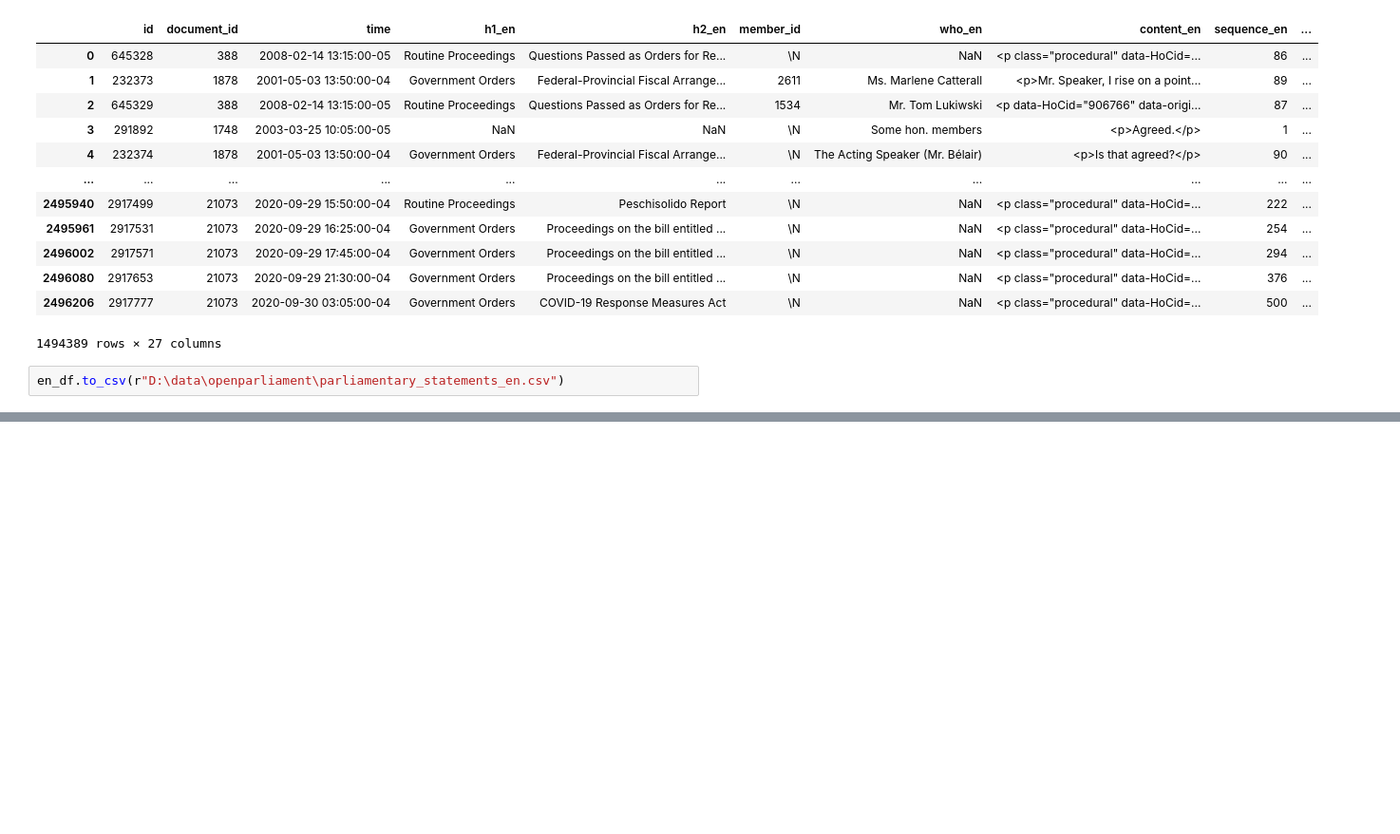
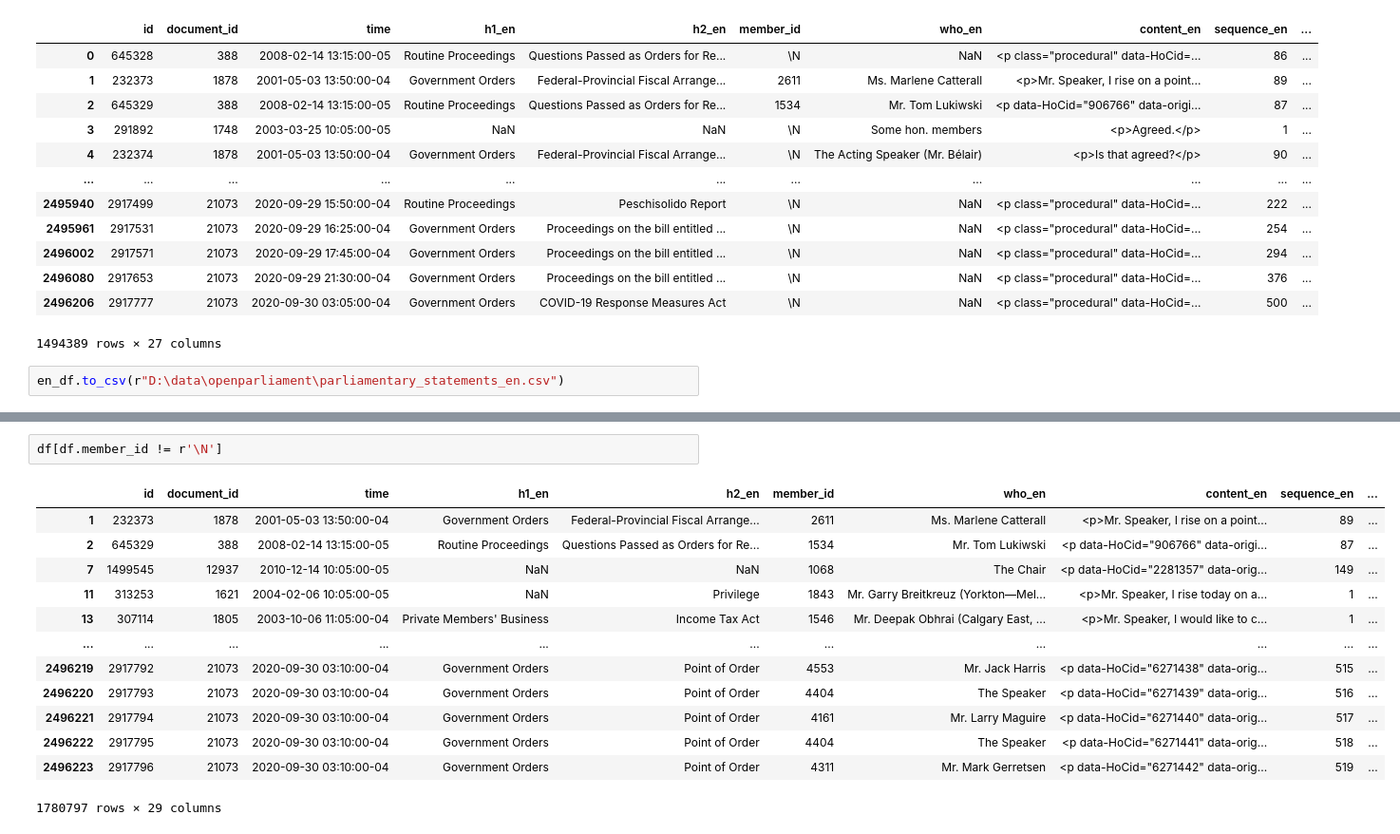
Before and after one commit to illtemperedklavier/openparliament-NLP, a Jupyter notebook: preprocessing/find english statements.ipynb, the cells around one changed output, grey strips where cells are left out. Shown at 95% size. Saved outputs shown, nothing was run; the diff lists cells and outputs as text; blank space fills up the shorter version.

```diff
--- a/preprocessing/find english statements.ipynb
+++ b/preprocessing/find english statements.ipynb
@@ -102,0 +167,16 @@ en_df.to_csv(r"D:\data\openparliament\parliamentary_statements_en.csv")
+# %%
+df[df.member_id != r'\N']
+# %% [output]
+|  | id | document_id | time | h1_en | h2_en | member_id | who_en | content_en | sequence_en | ... |
+| 1 | 232373 | 1878 | 2001-05-03 13:50:00-04 | Government Orders | Federal-Provincial Fiscal Arrange... | 2611 | Ms. Marlene Catterall | <p>Mr. Speaker, I rise on a point... | 89 | ... |
+| 2 | 645329 | 388 | 2008-02-14 13:15:00-05 | Routine Proceedings | Questions Passed as Orders for Re... | 1534 | Mr. Tom Lukiwski | <p data-HoCid="906766" data-origi... | 87 | ... |
+| 7 | 1499545 | 12937 | 2010-12-14 10:05:00-05 | NaN | NaN | 1068 | The Chair | <p data-HoCid="2281357" data-orig... | 149 | ... |
+| 11 | 313253 | 1621 | 2004-02-06 10:05:00-05 | NaN | Privilege | 1843 | Mr. Garry Breitkreuz (Yorkton—Mel... | <p>Mr. Speaker, I rise today on a... | 1 | ... |
+| 13 | 307114 | 1805 | 2003-10-06 11:05:00-04 | Private Members' Business | Income Tax Act | 1546 | Mr. Deepak Obhrai (Calgary East, ... | <p>Mr. Speaker, I would like to c... | 1 | ... |
+| ... | ... | ... | ... | ... | ... | ... | ... | ... | ... | ... |
+| 2496219 | 2917792 | 21073 | 2020-09-30 03:10:00-04 | Government Orders | Point of Order | 4553 | Mr. Jack Harris | <p data-HoCid="6271438" data-orig... | 515 | ... |
+| 2496220 | 2917793 | 21073 | 2020-09-30 03:10:00-04 | Government Orders | Point of Order | 4404 | The Speaker | <p data-HoCid="6271439" data-orig... | 516 | ... |
+| 2496221 | 2917794 | 21073 | 2020-09-30 03:10:00-04 | Government Orders | Point of Order | 4161 | Mr. Larry Maguire | <p data-HoCid="6271440" data-orig... | 517 | ... |
+| 2496222 | 2917795 | 21073 | 2020-09-30 03:10:00-04 | Government Orders | Point of Order | 4404 | The Speaker | <p data-HoCid="6271441" data-orig... | 518 | ... |
+| 2496223 | 2917796 | 21073 | 2020-09-30 03:10:00-04 | Government Orders | Point of Order | 4311 | Mr. Mark Gerretsen | <p data-HoCid="6271442" data-orig... | 519 | ... |
+1780797 rows × 29 columns
```
Also changed, not shown: parts of 9 cells of this notebook, 6 other files.
